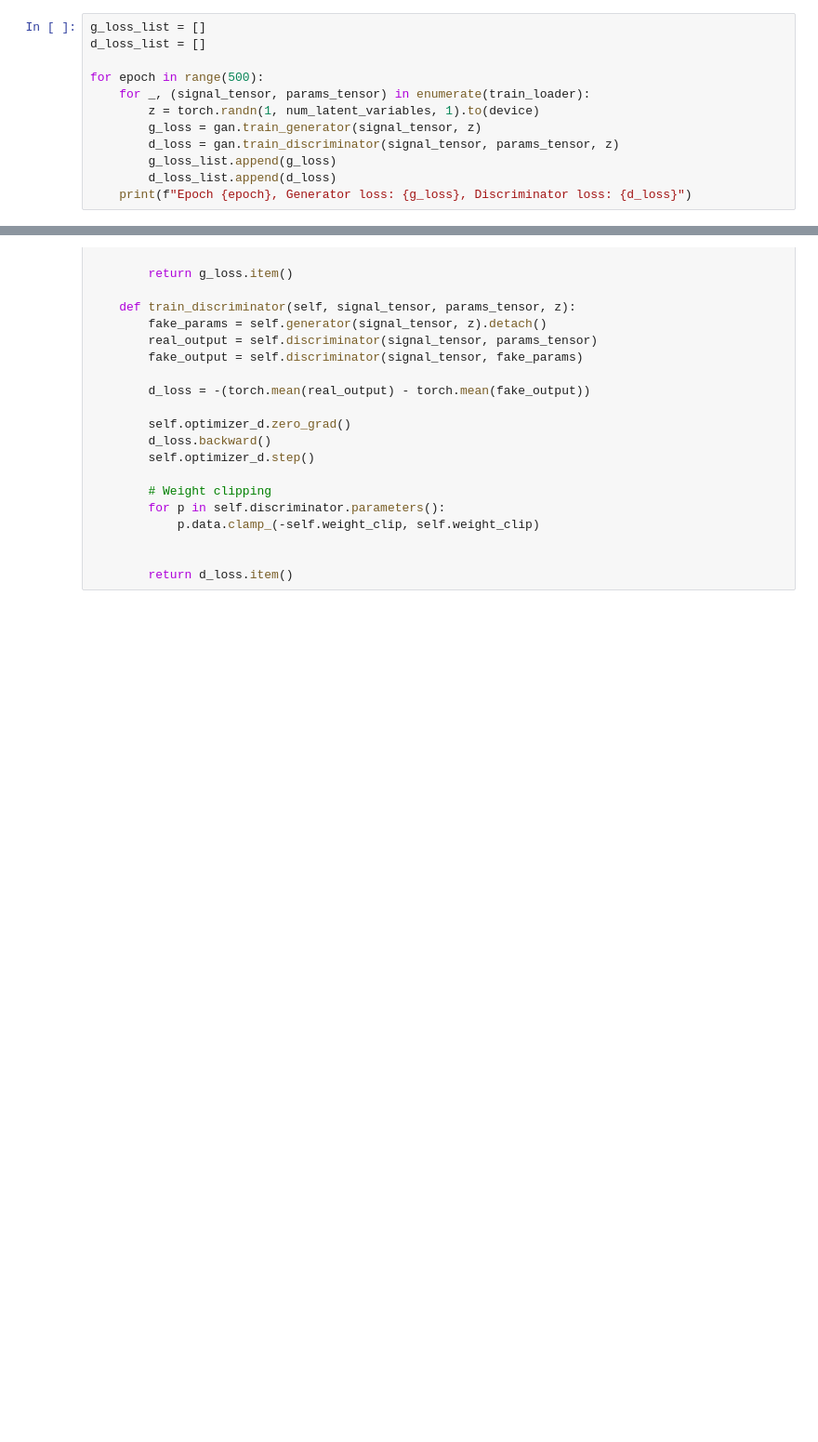
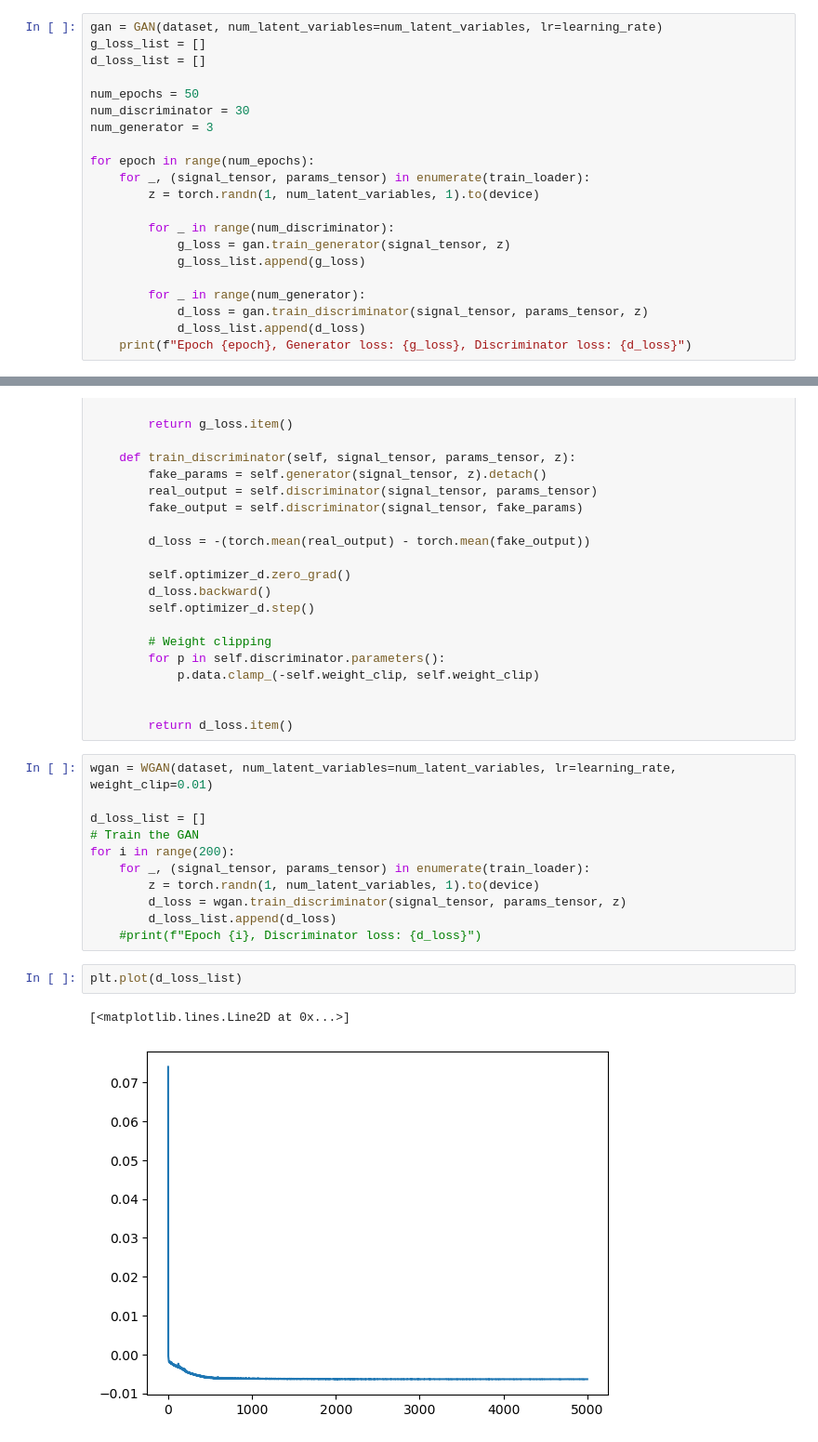
Before and after one commit to BeichenXu/MasProjectLISA, a Jupyter notebook: training.ipynb, the cells around one changed output, grey strips where cells are left out. Shown at 93% size. Drawn from its saved outputs; the diff is of its cells as text; blank space fills up the shorter version.

```diff
--- a/training.ipynb
+++ b/training.ipynb
@@ -109,13 +111,22 @@ plt.yscale('log')
 # %%
+gan = GAN(dataset, num_latent_variables=num_latent_variables, lr=learning_rate)
 g_loss_list = []
 d_loss_list = []
 
-for epoch in range(500):
+num_epochs = 50
+num_discriminator = 30
+num_generator = 3
+
+for epoch in range(num_epochs):
     for _, (signal_tensor, params_tensor) in enumerate(train_loader):
         z = torch.randn(1, num_latent_variables, 1).to(device)
-        g_loss = gan.train_generator(signal_tensor, z)
-        d_loss = gan.train_discriminator(signal_tensor, params_tensor, z)
-        g_loss_list.append(g_loss)
-        d_loss_list.append(d_loss)
+
+        for _ in range(num_discriminator):
+            g_loss = gan.train_generator(signal_tensor, z)
+            g_loss_list.append(g_loss)
+
+        for _ in range(num_generator):
+            d_loss = gan.train_discriminator(signal_tensor, params_tensor, z)
+            d_loss_list.append(d_loss)
     print(f"Epoch {epoch}, Generator loss: {g_loss}, Discriminator loss: {d_loss}")
 # %% [output]
@@ -202,3 +232,19 @@ class WGAN():
 
 
         return d_loss.item()
+# %%
+wgan = WGAN(dataset, num_latent_variables=num_latent_variables, lr=learning_rate, weight_clip=0.01)
+
+d_loss_list = []
+# Train the GAN
+for i in range(200):
+    for _, (signal_tensor, params_tensor) in enumerate(train_loader):
+        z = torch.randn(1, num_latent_variables, 1).to(device)
+        d_loss = wgan.train_discriminator(signal_tensor, params_tensor, z)
+        d_loss_list.append(d_loss)
+    #print(f"Epoch {i}, Discriminator loss: {d_loss}")
+# %%
+plt.plot(d_loss_list)
+# %% [output]
+[<matplotlib.lines.Line2D at 0x...>]
+[figure, added]
```
Also changed, not shown: parts of 14 cells of this notebook, 2 other files.
